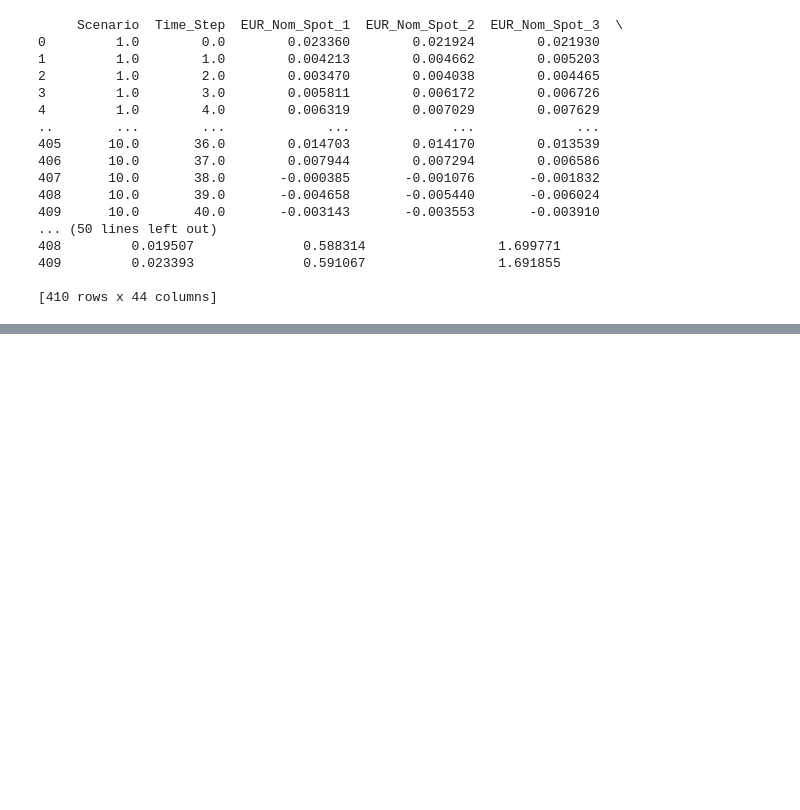
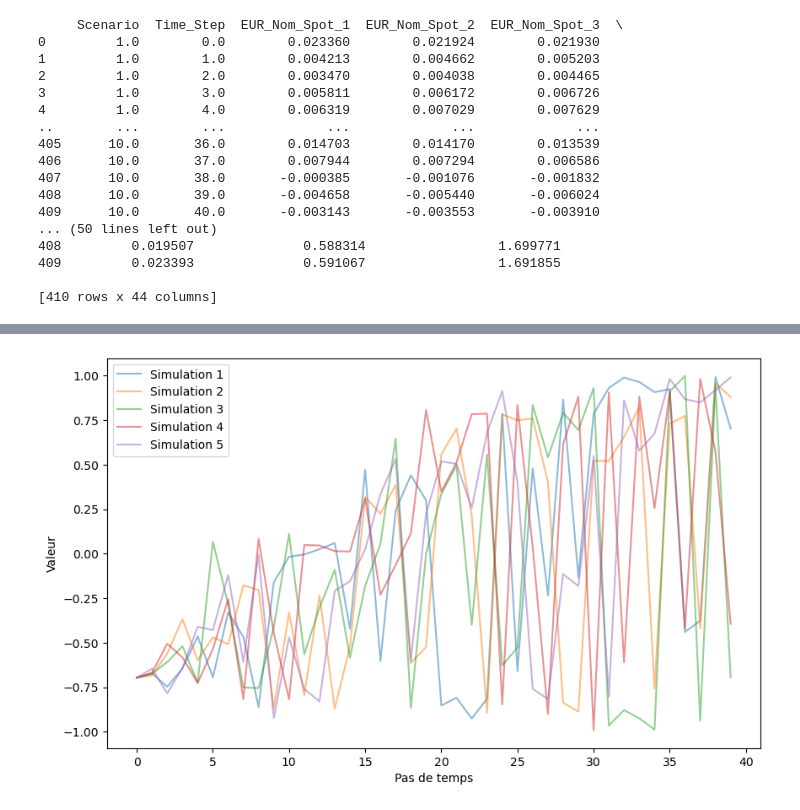
Before and after one commit to mathieuroig9/Statapp, a Jupyter notebook: GAN.ipynb, the cells around one changed output, grey strips where cells are left out. Drawn from its saved outputs; the diff is of its cells as text; code cells hidden in the pictures; blank space fills up the shorter version.

```diff
--- a/GAN.ipynb
+++ b/GAN.ipynb
@@ -312,3 +324 @@ condition_train=condition_train.reshape(-1,1)
-# %%
-cgan=cGAN()
 # %%
@@ -335,0 +346,4 @@ cgan.train(X_train, condition_train, epochs=100, batch_size=32)
+# %%
+# Générer de nouvelles données
+T = 40  # Nombre total de pas de temps
+conditions = np.arange(T).reshape(-1, 1)  # Conditions pour chaque pas de temps
@@ -335,0 +387,9 @@ cgan.train(X_train, condition_train, epochs=100, batch_size=32)
+# %%
+# Paramètres
+num_samples = 5  # Nombre d'échantillons à générer pour chaque pas de temps
+latent_dim = 32   # Dimension de l'espace latent
+T = 40         # Nombre total de pas de temps
+conditions = np.arange(T).reshape(-1, 1)  # Conditions pour chaque pas de temps
+
+# Générer des données pour plusieurs pas de temps
+generated_data = generate_for_multiple_timesteps(cgan.generator, latent_dim, num_samples, conditions)
@@ -335,0 +431,15 @@ cgan.train(X_train, condition_train, epochs=100, batch_size=32)
+# %%
+num_samples = generated_data.shape[0]
+
+plt.figure(figsize=(10, 6))
+
+for i in range(num_samples):
+    plt.plot(range(T), generated_data[i, :, 0], alpha=0.5, label=f"Simulation {i + 1}")
+
+
+plt.xlabel("Pas de temps")
+plt.ylabel("Valeur")
+plt.legend()
+plt.show()
+# %% [output]
+[figure, added]
```
Also changed, not shown: parts of 9 cells of this notebook.
